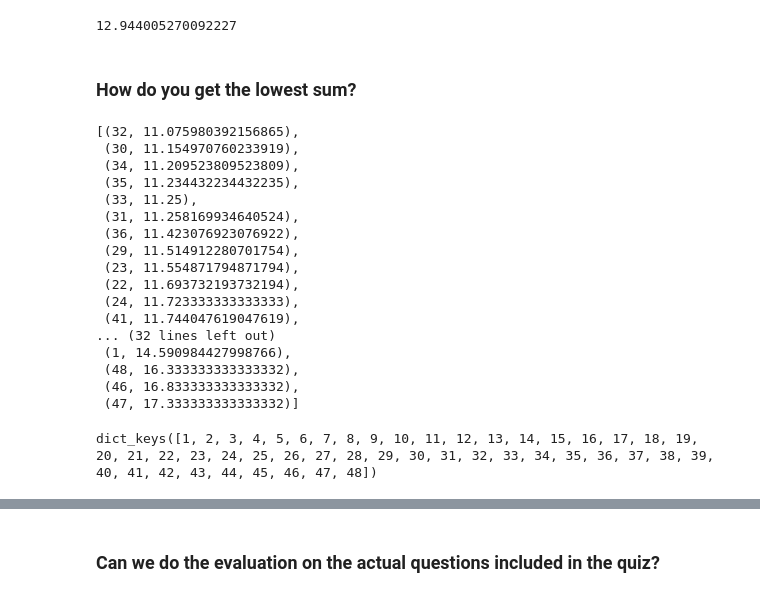
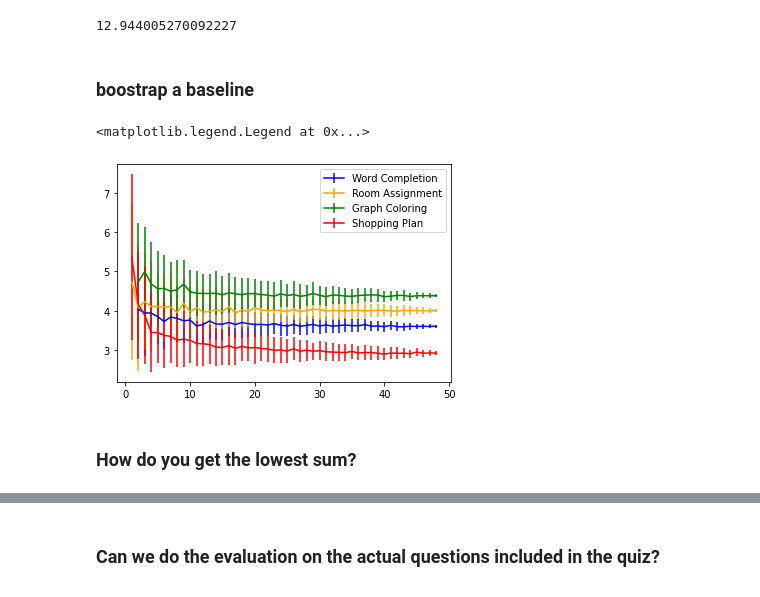
Before and after one commit to Watts-Lab/task-mapping, a Jupyter notebook: task writing survey pipeline/Karger Algorithm.ipynb, the cells around one changed output, grey strips where cells are left out. Cells and saved outputs as stored; diff of their text form; code cells hidden in the pictures.

```diff
--- a/task writing survey pipeline/Karger Algorithm.ipynb
+++ b/task writing survey pipeline/Karger Algorithm.ipynb
@@ -429,6 +429,44 @@ sns.heatmap(abs(mean_filtered_results-ground_truth_mean), annot=True, vmin = 0,
 np.sum(np.asmatrix(abs(mean_filtered_results-ground_truth_mean)))
 # %% [output]
 12.944005270092227
+# %% [markdown]
+### boostrap a baseline
+# %%
+# get a bootstrapped baseline
+baseline_dropped_dicts = [{}, {}, {}, {}]
+sd_s = [[],[],[],[]]
+
+# mturk data
+for i in range(1,49):
+  diffs = [[],[],[],[]]
+  for j in range(100): # do this 100 times to bootstrap
+    sampled_names = random.sample(list(df_karger["name"].unique()), i)
+    data_samples = df_karger[df_karger["name"].isin(sampled_names)]
+    data_samples = data_samples.replace(-1, 0)
+    mean_filtered_results = data_samples.groupby(["question_name", "task_name"], as_index=False).agg(np.mean) # mean Version
+    mean_filtered_results = mean_filtered_results.pivot(index = "question_name", columns = "task_name")
+
+    filtered_results = [mean_filtered_results["value"]["Word completion given starting letter"], mean_filtered_results["value"]["Room assignment task"],mean_filtered_results["value"]["Graph coloring task"], mean_filtered_results["value"]["Shopping plan"]]
+    ground_truths = [ground_truth_mean["Word completion given starting letter"],ground_truth_mean["Room assignment task"],ground_truth_mean["Graph coloring task"],ground_truth_mean["Shopping plan"]]
+
+    for k in range(len(ground_truths)):
+      diff = np.sum(np.asmatrix(abs(filtered_results[k]-ground_truths[k])))
+      diffs[k].append(diff)
+
+  for k in range(len(ground_truths)):
+    diff = np.sum(np.asmatrix(abs(filtered_results[k]-ground_truths[k])))
+    baseline_dropped_dicts[k][i] = np.mean(diffs[k])
+    sd_s[k].append(np.std(diffs[k]))
+# %%
+plt.errorbar(x = baseline_dropped_dicts[0].keys(), y=baseline_dropped_dicts[0].values(), yerr=sd_s[0], label = "Word Completion", color = "blue")
+plt.errorbar(x = baseline_dropped_dicts[1].keys(), y=baseline_dropped_dicts[1].values(), yerr=sd_s[1], label = "Room Assignment", color = "orange")
+plt.errorbar(x = baseline_dropped_dicts[2].keys(), y=baseline_dropped_dicts[2].values(), yerr=sd_s[2], label = "Graph Coloring", color = "green")
+plt.errorbar(x = baseline_dropped_dicts[3].keys(), y=baseline_dropped_dicts[3].values(), yerr=sd_s[3], label = "Shopping Plan", color = "red")
+
+plt.legend()
+# %% [output]
+<matplotlib.legend.Legend at 0x...>
+[figure, added]
 # %% [markdown]
 ### How do you get the lowest sum?
 # %%
@@ -446,24 +492,4 @@ for n in range(1,49):
 # %%
-sorted(dropped_dict.items(), key=lambda x:x[1])
+#sorted(dropped_dict.items(), key=lambda x:x[1])
-# %% [output]
-[(32, 11.075980392156865),
- (30, 11.154970760233919),
- (34, 11.209523809523809),
- (35, 11.234432234432235),
- (33, 11.25),
- (31, 11.258169934640524),
- (36, 11.423076923076922),
- (29, 11.514912280701754),
- (23, 11.554871794871794),
- (22, 11.693732193732194),
- (24, 11.723333333333333),
- (41, 11.744047619047619),
-... (32 lines left out)
- (1, 14.590984427998766),
- (48, 16.333333333333332),
- (46, 16.833333333333332),
- (47, 17.333333333333332)]
 # %%
-num_teammates = np.subtract(list(49*np.ones(48)),list(dropped_dict.keys()))
+num_teammates = np.subtract(list(49*np.ones(48)),list(dropped_dicts[0].keys()))
-# %% [output]
-dict_keys([1, 2, 3, 4, 5, 6, 7, 8, 9, 10, 11, 12, 13, 14, 15, 16, 17, 18, 19, 20, 21, 22, 23, 24, 25, 26, 27, 28, 29, 30, 31, 32, 33, 34, 35, 36, 37, 38, 39, 40, 41, 42, 43, 44, 45, 46, 47, 48])
```
Also changed, not shown: parts of 10 cells of this notebook, 2 other files.
